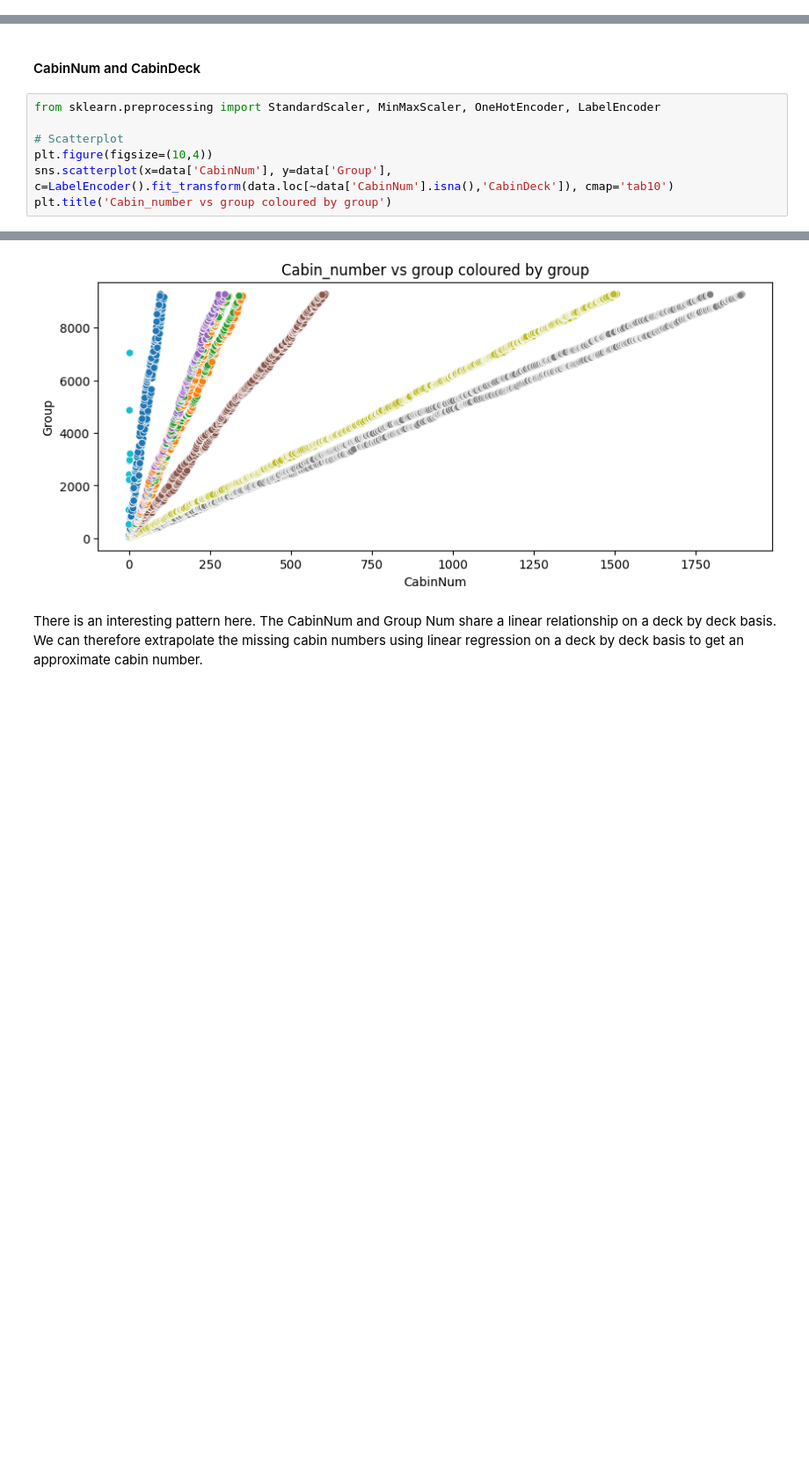
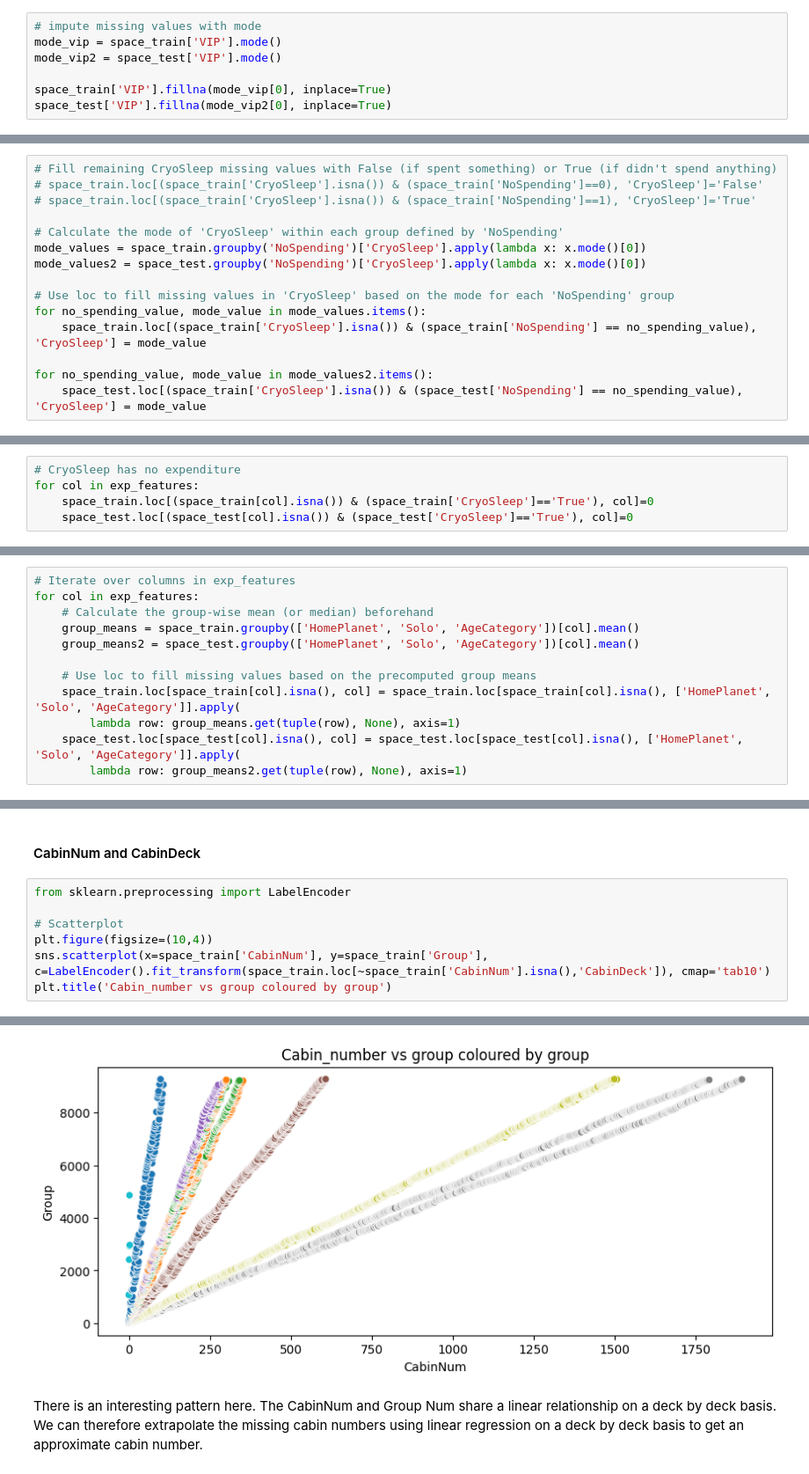
Before and after one commit to hanashah-01/spaceship-titanic, a Jupyter notebook: spaceship-titanic-new.ipynb, the cells around one changed output, grey strips where cells are left out. Shown at 88% size. Saved outputs shown, nothing was run; the diff lists cells and outputs as text; blank space fills up the shorter version.

```diff
--- a/spaceship-titanic.ipynb
+++ b/spaceship-titanic-new.ipynb
@@ -954,0 +1025,7 @@ print('#Destination missing values after:',data['Destination'].isna().sum())
+# %%
+# impute missing values with mode
+mode_vip = space_train['VIP'].mode()
+mode_vip2 = space_test['VIP'].mode()
+
+space_train['VIP'].fillna(mode_vip[0], inplace=True)
+space_test['VIP'].fillna(mode_vip2[0], inplace=True)
@@ -954,0 +1045,15 @@ print('#Destination missing values after:',data['Destination'].isna().sum())
+# %%
+# Fill remaining CryoSleep missing values with False (if spent something) or True (if didn't spend anything)
+# space_train.loc[(space_train['CryoSleep'].isna()) & (space_train['NoSpending']==0), 'CryoSleep']='False'
+# space_train.loc[(space_train['CryoSleep'].isna()) & (space_train['NoSpending']==1), 'CryoSleep']='True'
+
+# Calculate the mode of 'CryoSleep' within each group defined by 'NoSpending'
+mode_values = space_train.groupby('NoSpending')['CryoSleep'].apply(lambda x: x.mode()[0])
+mode_values2 = space_test.groupby('NoSpending')['CryoSleep'].apply(lambda x: x.mode()[0])
+
+# Use loc to fill missing values in 'CryoSleep' based on the mode for each 'NoSpending' group
+for no_spending_value, mode_value in mode_values.items():
+    space_train.loc[(space_train['CryoSleep'].isna()) & (space_train['NoSpending'] == no_spending_value), 'CryoSleep'] = mode_value
+
+for no_spending_value, mode_value in mode_values2.items():
+    space_test.loc[(space_train['CryoSleep'].isna()) & (space_test['NoSpending'] == no_spending_value), 'CryoSleep'] = mode_value
@@ -954,0 +1074,5 @@ print('#Destination missing values after:',data['Destination'].isna().sum())
+# %%
+# CryoSleep has no expenditure
+for col in exp_features:
+    space_train.loc[(space_train[col].isna()) & (space_train['CryoSleep']=='True'), col]=0
+    space_test.loc[(space_test[col].isna()) & (space_test['CryoSleep']=='True'), col]=0
@@ -955,3 +1093,15 @@ print('#Destination missing values after:',data['Destination'].isna().sum())
+# %%
+# Iterate over columns in exp_features
+for col in exp_features:
+    # Calculate the group-wise mean (or median) beforehand
+    group_means = space_train.groupby(['HomePlanet', 'Solo', 'AgeCategory'])[col].mean()
+    group_means2 = space_test.groupby(['HomePlanet', 'Solo', 'AgeCategory'])[col].mean()
+
+    # Use loc to fill missing values based on the precomputed group means
+    space_train.loc[space_train[col].isna(), col] = space_train.loc[space_train[col].isna(), ['HomePlanet', 'Solo', 'AgeCategory']].apply(
+        lambda row: group_means.get(tuple(row), None), axis=1)
+    space_test.loc[space_test[col].isna(), col] = space_test.loc[space_test[col].isna(), ['HomePlanet', 'Solo', 'AgeCategory']].apply(
+        lambda row: group_means2.get(tuple(row), None), axis=1)
 # %% [markdown]
 #### CabinDeck and HomePlanet
 # %%
@@ -999,15 +1144,15 @@ print('#Cabin_deck missing values after:',data['CabinDeck'].isna().sum())
 # %% [markdown]
 #### CabinNum and CabinDeck
 # %%
-from sklearn.preprocessing import StandardScaler, MinMaxScaler, OneHotEncoder, LabelEncoder
+from sklearn.preprocessing import LabelEncoder
 
 # Scatterplot
 plt.figure(figsize=(10,4))
-sns.scatterplot(x=data['CabinNum'], y=data['Group'], c=LabelEncoder().fit_transform(data.loc[~data['CabinNum'].isna(),'CabinDeck']), cmap='tab10')
+sns.scatterplot(x=space_train['CabinNum'], y=space_train['Group'], c=LabelEncoder().fit_transform(space_train.loc[~space_train['CabinNum'].isna(),'CabinDeck']), cmap='tab10')
 plt.title('Cabin_number vs group coloured by group')
 # %% [output]
 Text(0.5, 1.0, 'Cabin_number vs group coloured by group')
-[figure, old version]
+[figure, new version]
 # %% [markdown]
 There is an interesting pattern here. The CabinNum and Group Num share a linear relationship on a deck by deck basis. We can therefore extrapolate the missing cabin numbers using linear regression on a deck by deck basis to get an approximate cabin number.
 # %%
```
Also changed, not shown: parts of 57 cells of this notebook.
